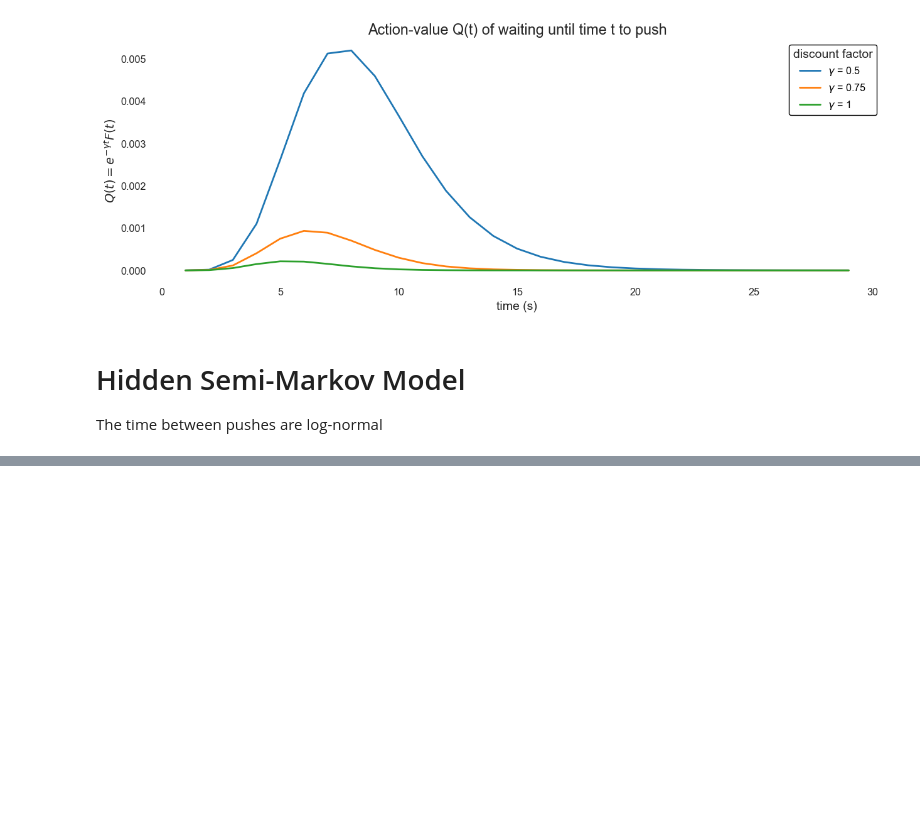
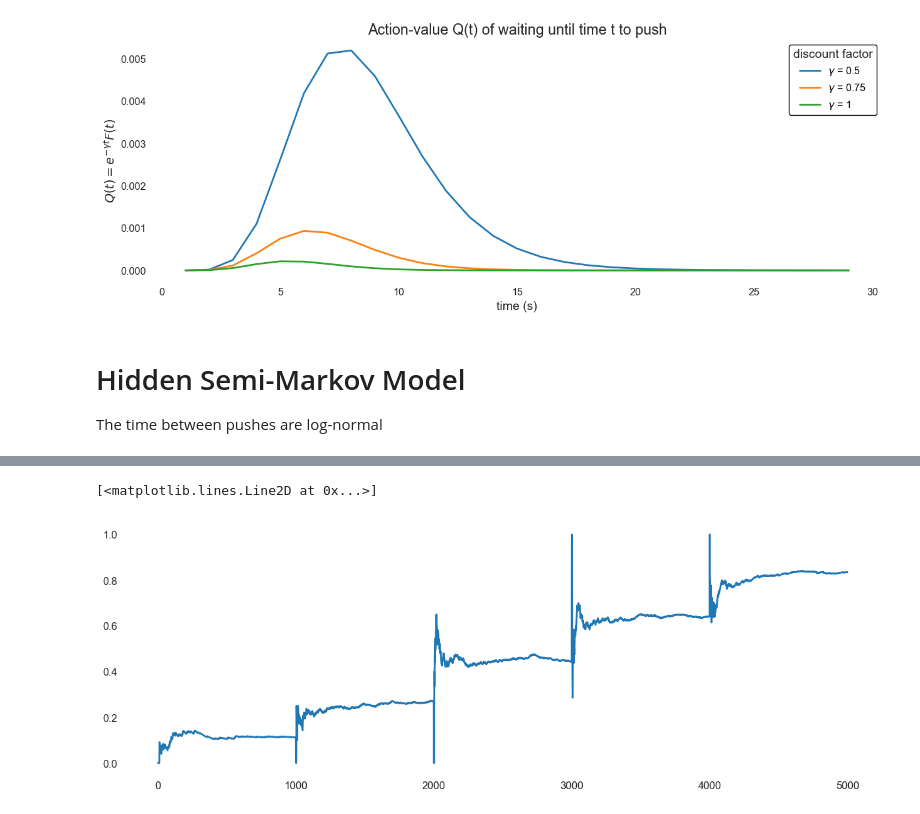
Before and after one commit to XaqLab/Foraging, a Jupyter notebook: notebooks/Behavioral Modeling.ipynb, the cells around one changed output, grey strips where cells are left out. Cells and saved outputs as stored; diff of their text form; code cells hidden in the pictures; blank space fills up the shorter version.

```diff
--- a/notebooks/Behavioral Modeling.ipynb
+++ b/notebooks/Behavioral Modeling.ipynb
@@ -137,0 +141,41 @@ The time between pushes are log-normal
+# %%
+N = 1000 # n steps in env
+N_BOXES = 3
+thresholds = np.linspace(0.1, 1, 5, endpoint = False)
+# thresholds = [0.1]
+box_states = np.zeros(N_BOXES)
+elapsed_time = np.zeros_like(box_states)
+schedules = [7, 14, 21]
+average_reward_global = np.zeros(len(thresholds))
+average_reward_local = np.zeros((len(thresholds), N_BOXES))
+reward_rates_global = np.zeros(len(thresholds))
+reward_rates_local = np.zeros((len(thresholds), N_BOXES))
+discounts = np.linspace(0, 1, 5)
+discounted_reward_global = np.zeros((len(discounts), len(thresholds)))
+discounted_reward_local = np.zeros((len(discounts), len(thresholds), N_BOXES))
+past_window_times =[[]] * N_BOXES
+
+# Pick threshold
+reward_history = [[]] * len(thresholds)
+for thresh_i, thresh in enumerate(thresholds):
+    push_ts = np.array([gamma.ppf(thresh, a = 10, scale = schedules[i] / 10) for i in range(N_BOXES)])
+
+    # Init boxes
+    for i in range(N_BOXES):
+        box_states[i] = gamma.rvs(a = 10, scale = schedules[i] / 10)
+
+    n_visits_by_box = [[]] * N_BOXES
+    timer = np.zeros(N_BOXES)
+    total_time = 0
+    for i in range(1, N+1):
+        pick_i = np.argmin(timer + push_ts) #todo: handle tie breaker
+        pick_t = (timer + push_ts)[pick_i]
+        r = 0
+        if box_states[pick_i] <= pick_t:
+            r = 1
+        average_reward_global[thresh_i] += 1/i *(r - average_reward_global[thresh_i])
+        reward_history[thresh_i].append(average_reward_global[thresh_i])
+        total_time = pick_t
+        timer[pick_i] = pick_t
+        box_states[pick_i] = pick_t + gamma.rvs(a = 10, scale = schedules[pick_i] / 10)
+        print(elapsed_time, box_states, pick_i, pick_t, thresh)
@@ -137,0 +200,5 @@ The time between pushes are log-normal
+# %%
+plt.plot(np.array(reward_history[0]).T)
+# %% [output]
+[<matplotlib.lines.Line2D at 0x...>]
+[figure, added]
```
Also changed, not shown: parts of 15 cells of this notebook, 8 other files.
